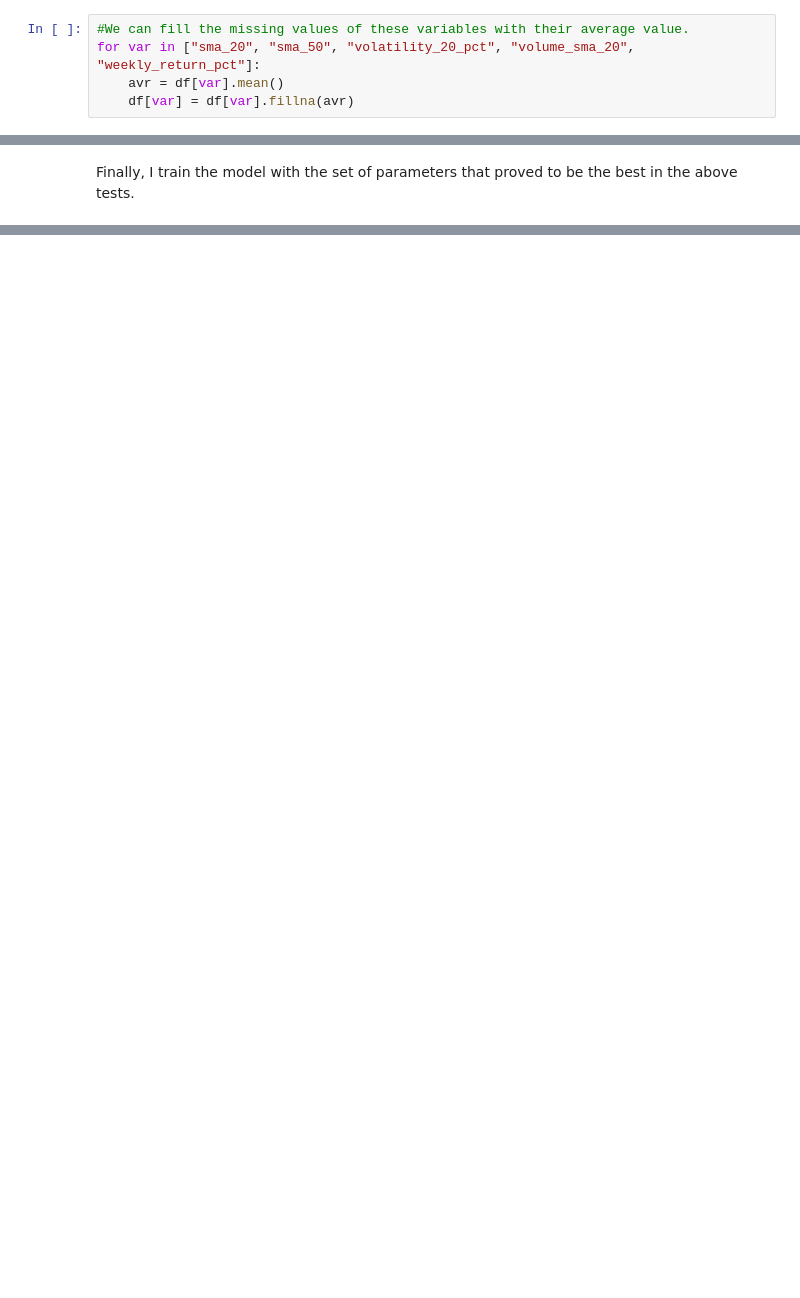
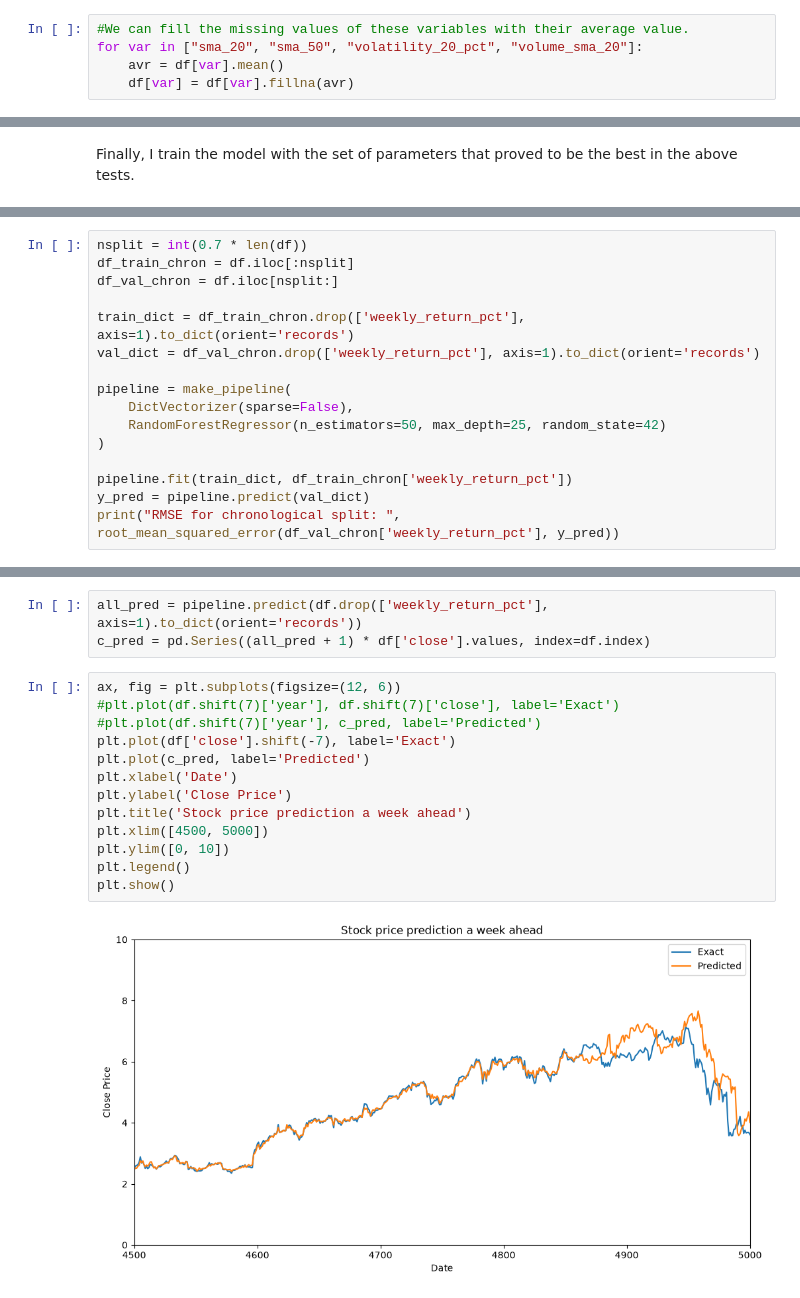
Before and after one commit to martinjimenez388/Midterm-Project-MLZoomCamp2026-DataPipeline, a Jupyter notebook: src/nvidia_stock/NVIDIA_StockDataAnallysis.ipynb, the cells around one changed output, grey strips where cells are left out. Cells and saved outputs as stored; diff of their text form; blank space fills up the shorter version.

```diff
--- a/src/nvidia_stock/NVIDIA_StockDataAnallysis.ipynb
+++ b/src/nvidia_stock/NVIDIA_StockDataAnallysis.ipynb
@@ -86,7 +86,7 @@ sns.histplot(data=df.weekly_return_pct, bins=100, binrange=(-0.5, 0.5))
 Now, let's clean the dataset to make more exploratory data anallysis.
 # %%
 #We can fill the missing values of these variables with their average value.
-for var in ["sma_20", "sma_50", "volatility_20_pct", "volume_sma_20", "weekly_return_pct"]:
+for var in ["sma_20", "sma_50", "volatility_20_pct", "volume_sma_20"]:
     avr = df[var].mean()
     df[var] = df[var].fillna(avr)
 # %% [markdown]
@@ -412,0 +433,16 @@ Then, I choose Random Forest. Before training the final model, I try another thi
+# %%
+nsplit = int(0.7 * len(df))
+df_train_chron = df.iloc[:nsplit]
+df_val_chron = df.iloc[nsplit:]
+
+train_dict = df_train_chron.drop(['weekly_return_pct'], axis=1).to_dict(orient='records')
+val_dict = df_val_chron.drop(['weekly_return_pct'], axis=1).to_dict(orient='records')
+
+pipeline = make_pipeline(
+    DictVectorizer(sparse=False),
+    RandomForestRegressor(n_estimators=50, max_depth=25, random_state=42)
+)
+
+pipeline.fit(train_dict, df_train_chron['weekly_return_pct'])
+y_pred = pipeline.predict(val_dict)
+print("RMSE for chronological split: ", root_mean_squared_error(df_val_chron['weekly_return_pct'], y_pred))
@@ -412,0 +457,18 @@ Then, I choose Random Forest. Before training the final model, I try another thi
+# %%
+all_pred = pipeline.predict(df.drop(['weekly_return_pct'], axis=1).to_dict(orient='records'))
+c_pred = pd.Series((all_pred + 1) * df['close'].values, index=df.index)
+# %%
+ax, fig = plt.subplots(figsize=(12, 6))
+#plt.plot(df.shift(7)['year'], df.shift(7)['close'], label='Exact')
+#plt.plot(df.shift(7)['year'], c_pred, label='Predicted')
+plt.plot(df['close'].shift(-7), label='Exact')
+plt.plot(c_pred, label='Predicted')
+plt.xlabel('Date')
+plt.ylabel('Close Price')
+plt.title('Stock price prediction a week ahead')
+plt.xlim([4500, 5000])
+plt.ylim([0, 10])
+plt.legend()
+plt.show()
+# %% [output]
+[figure, added]
```
Also changed, not shown: parts of 29 cells of this notebook, 8 other files.
